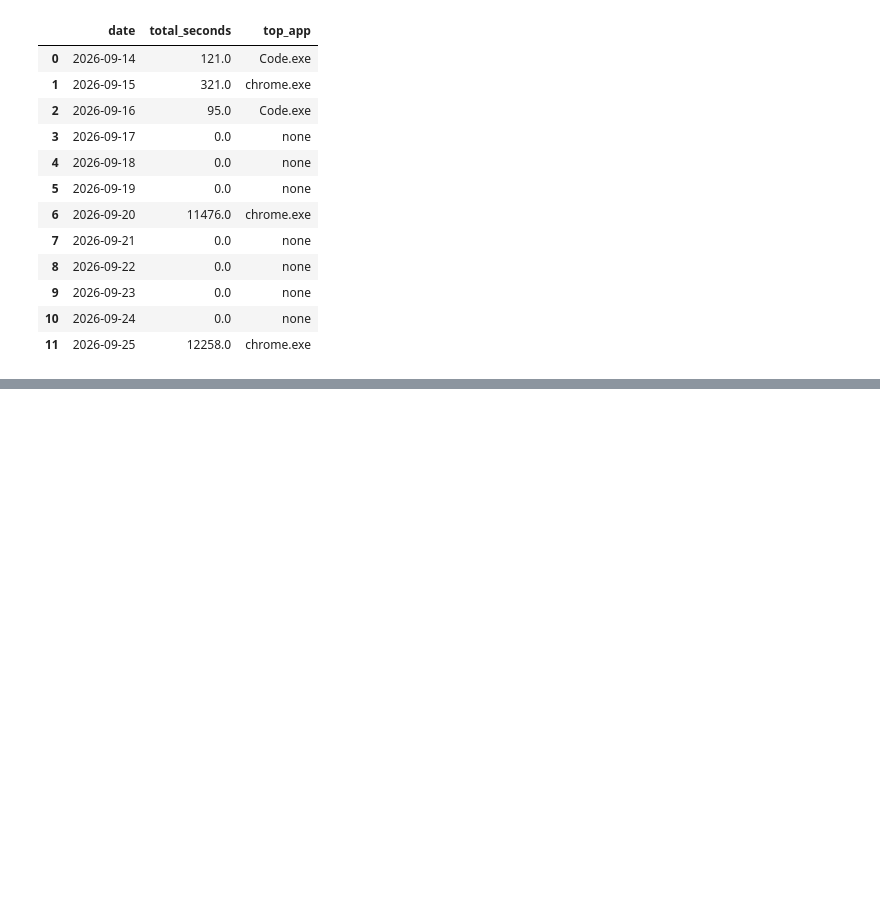
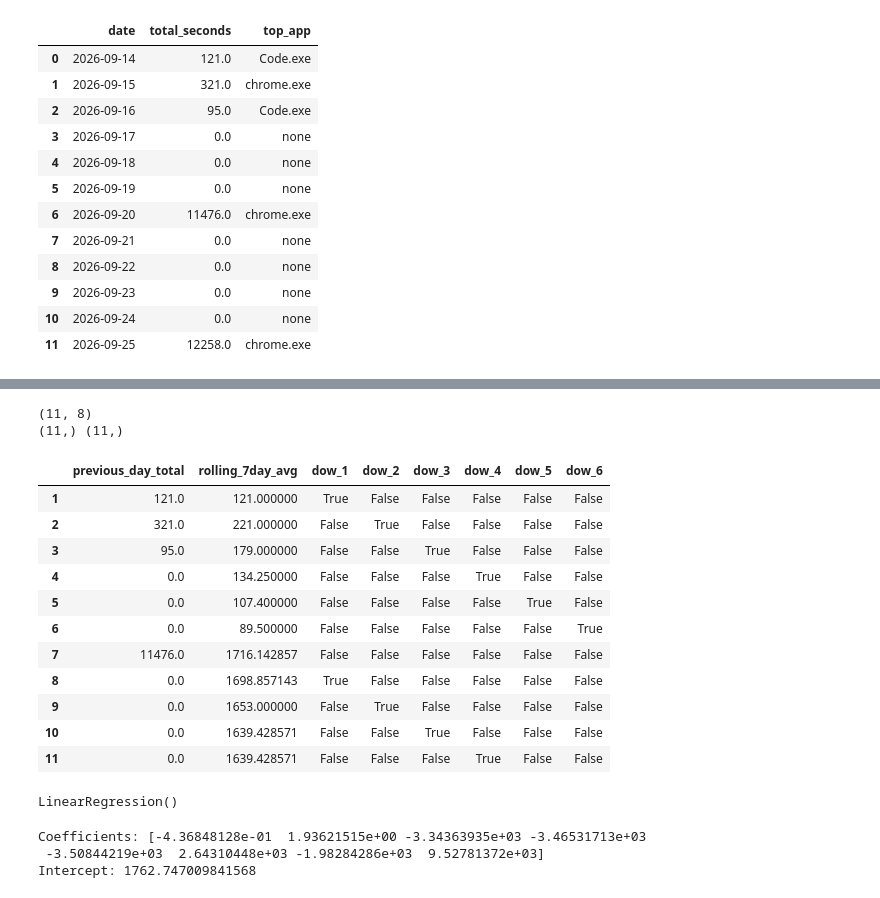
Before and after one commit to AntonioT5/ScreenTimeTracker, a Jupyter notebook: ml-service/notebooks/explore.ipynb, the cells around one changed output, grey strips where cells are left out. Drawn from its saved outputs; the diff is of its cells as text; code cells hidden in the pictures; blank space fills up the shorter version.

```diff
--- a/ml-service/notebooks/explore.ipynb
+++ b/ml-service/notebooks/explore.ipynb
@@ -186,7 +159,46 @@ feature_df
+# %%
+from features import build_training_data
+
+X, y_total, y_top_app = build_training_data(feature_df)
+print(X.shape)
+print(y_total.shape, y_top_app.shape)
+# %% [output]
+(11, 8)
+(11,) (11,)
 # %%
 model_df = feature_df.dropna()
 
-X = model_df[["day_of_week", "is_weekend", "previous_day_total", "rolling_7day_avg"]]
+feature_columns = ["previous_day_total", "rolling_7day_avg",
+                    "dow_1", "dow_2", "dow_3", "dow_4", "dow_5", "dow_6"]
+
+X = model_df[feature_columns]
 y = model_df["total_seconds"]
 
 X
+# %% [output]
+|  | previous_day_total | rolling_7day_avg | dow_1 | dow_2 | dow_3 | dow_4 | dow_5 | dow_6 |
+| 1 | 121.0 | 121.000000 | True | False | False | False | False | False |
+| 2 | 321.0 | 221.000000 | False | True | False | False | False | False |
+| 3 | 95.0 | 179.000000 | False | False | True | False | False | False |
+| 4 | 0.0 | 134.250000 | False | False | False | True | False | False |
+| 5 | 0.0 | 107.400000 | False | False | False | False | True | False |
+| 6 | 0.0 | 89.500000 | False | False | False | False | False | True |
+| 7 | 11476.0 | 1716.142857 | False | False | False | False | False | False |
+| 8 | 0.0 | 1698.857143 | True | False | False | False | False | False |
+| 9 | 0.0 | 1653.000000 | False | True | False | False | False | False |
+| 10 | 0.0 | 1639.428571 | False | False | True | False | False | False |
+| 11 | 0.0 | 1639.428571 | False | False | False | True | False | False |
+# %%
+from sklearn.linear_model import LinearRegression
+
+model = LinearRegression()
+model.fit(X, y)
+# %% [output]
+LinearRegression()
+# %%
+print("Coefficients:", model.coef_)
+print("Intercept:", model.intercept_)
+# %% [output]
+Coefficients: [-4.36848128e-01  1.93621515e+00 -3.34363935e+03 -3.46531713e+03
+ -3.50844219e+03  2.64310448e+03 -1.98284286e+03  9.52781372e+03]
+Intercept: 1762.747009841568
```
Also changed, not shown: parts of 11 cells of this notebook, 5 other files.
